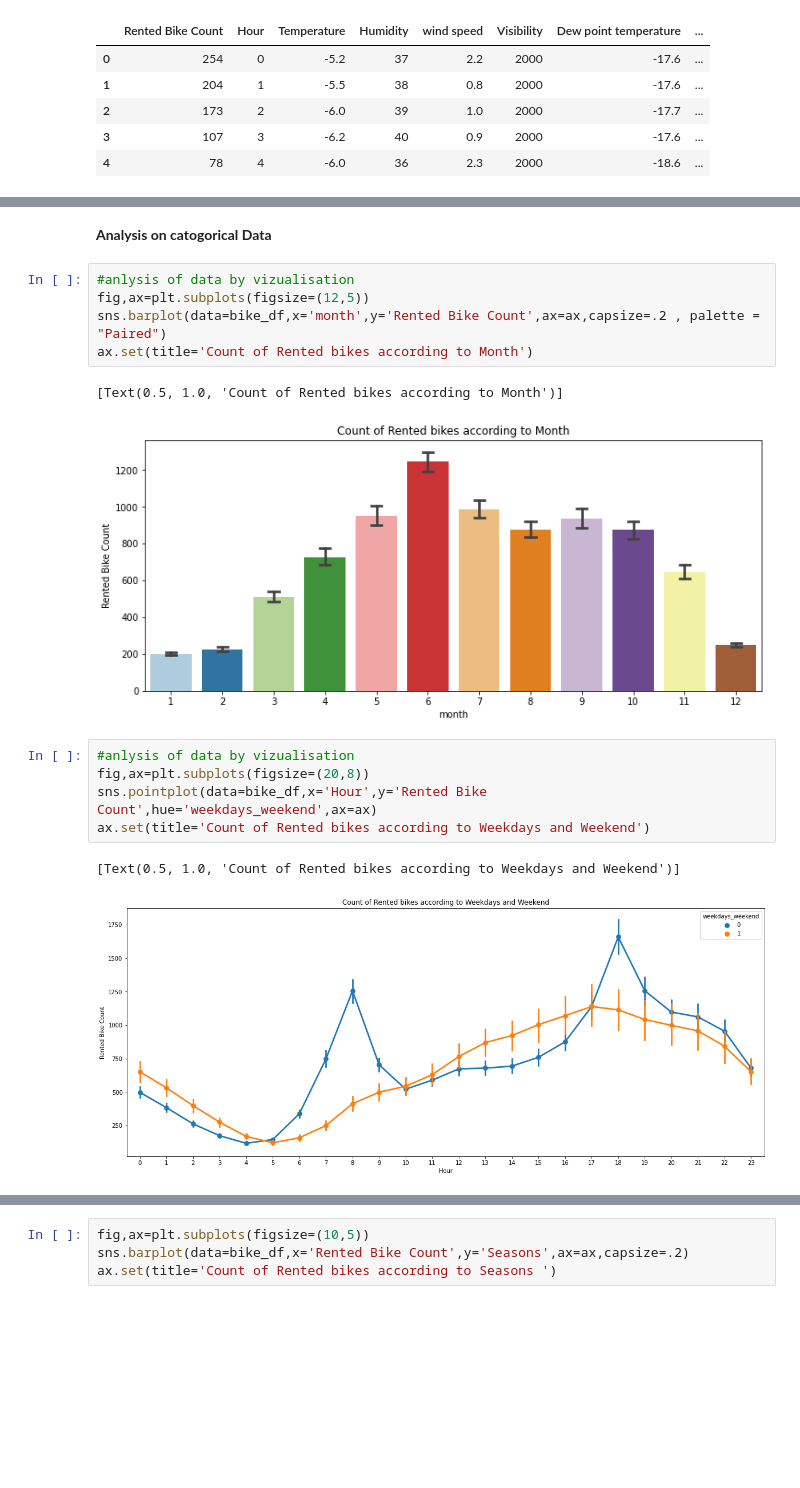
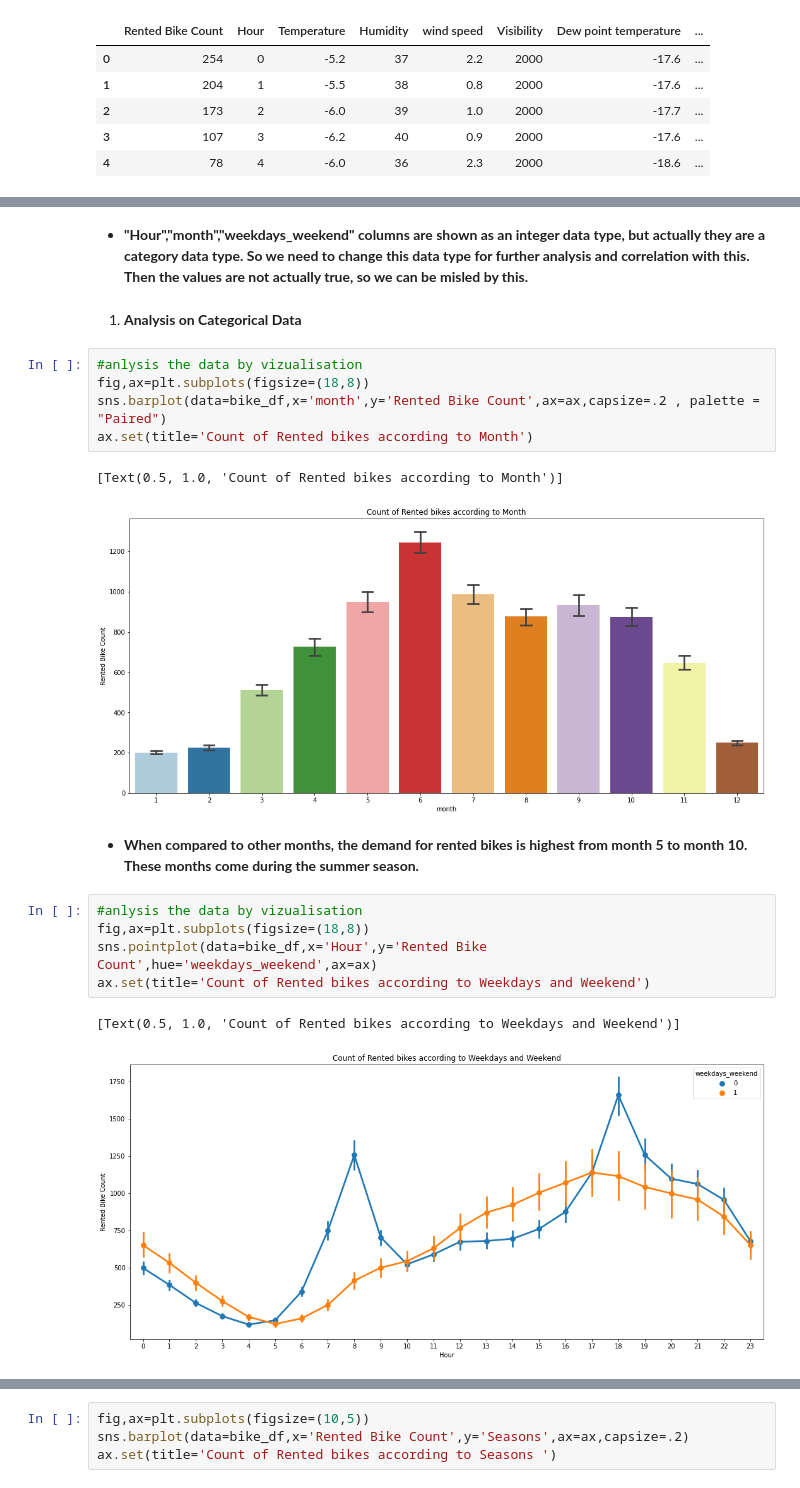
Before and after one commit to Amoghakrao/Bike-sharing-demand-prediction, a Jupyter notebook: Bike_Sharing_Demand_Prediction_Amogha_K.ipynb, the cells around one changed output, grey strips where cells are left out. Drawn from its saved outputs; the diff is of its cells as text; blank space fills up the shorter version.

```diff
--- a/Bike_Sharing_Demand_Prediction_Amogha_K.ipynb
+++ b/Bike_Sharing_Demand_Prediction_Amogha_K.ipynb
@@ -319,21 +330,25 @@ Data columns (total 15 columns):
  14  weekdays_weekend       8760 non-null   category
 dtypes: category(3), float64(6), int64(3), object(3)
 memory usage: 848.3+ KB
+# %% [markdown]
+* **"Hour","month","weekdays_weekend" columns are shown as an integer data type, but actually they are a category data type. So we need to change this data type for further analysis and correlation with this. Then the values are not actually true, so we can be misled by this.**
 # %% [markdown]
-**Analysis on catogorical Data**
+1. **Analysis on Categorical Data**
 # %%
-#anlysis of data by vizualisation
-fig,ax=plt.subplots(figsize=(12,5))
+#anlysis the data by vizualisation
+fig,ax=plt.subplots(figsize=(18,8))
 sns.barplot(data=bike_df,x='month',y='Rented Bike Count',ax=ax,capsize=.2 , palette = "Paired")
 ax.set(title='Count of Rented bikes according to Month')
 # %% [output]
 [Text(0.5, 1.0, 'Count of Rented bikes according to Month')]
-[figure, old version]
+[figure, new version]
+# %% [markdown]
+* **When compared to other months, the demand for rented bikes is highest from month 5 to month 10. These months come during the summer season.**
 # %%
-#anlysis of data by vizualisation
-fig,ax=plt.subplots(figsize=(20,8))
+#anlysis the data by vizualisation
+fig,ax=plt.subplots(figsize=(18,8))
 sns.pointplot(data=bike_df,x='Hour',y='Rented Bike Count',hue='weekdays_weekend',ax=ax)
 ax.set(title='Count of Rented bikes according to Weekdays and Weekend')
 # %% [output]
 [Text(0.5, 1.0, 'Count of Rented bikes according to Weekdays and Weekend')]
-[figure, old version]
+[figure, new version]
```
Also changed, not shown: parts of 108 cells of this notebook.
